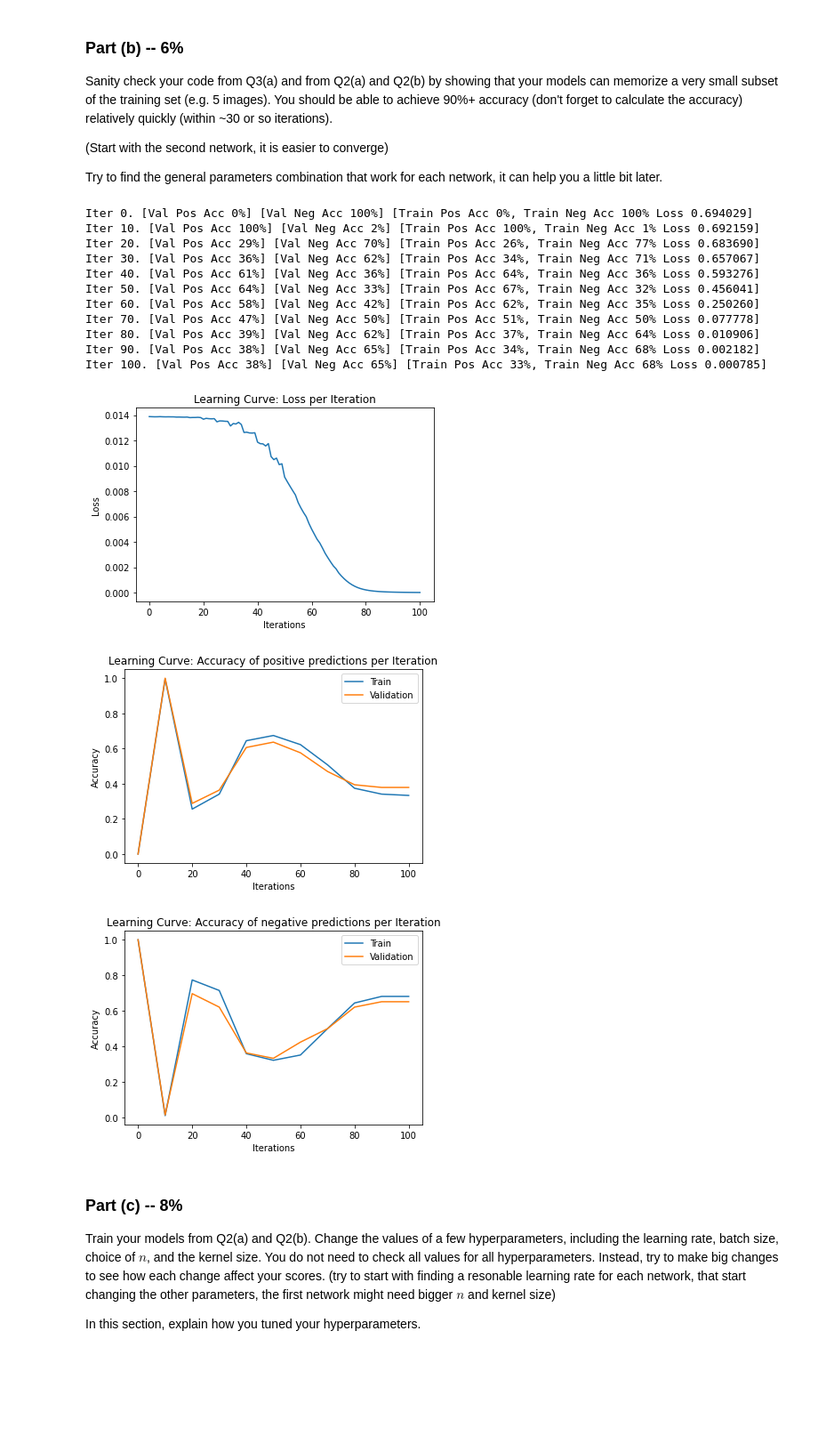
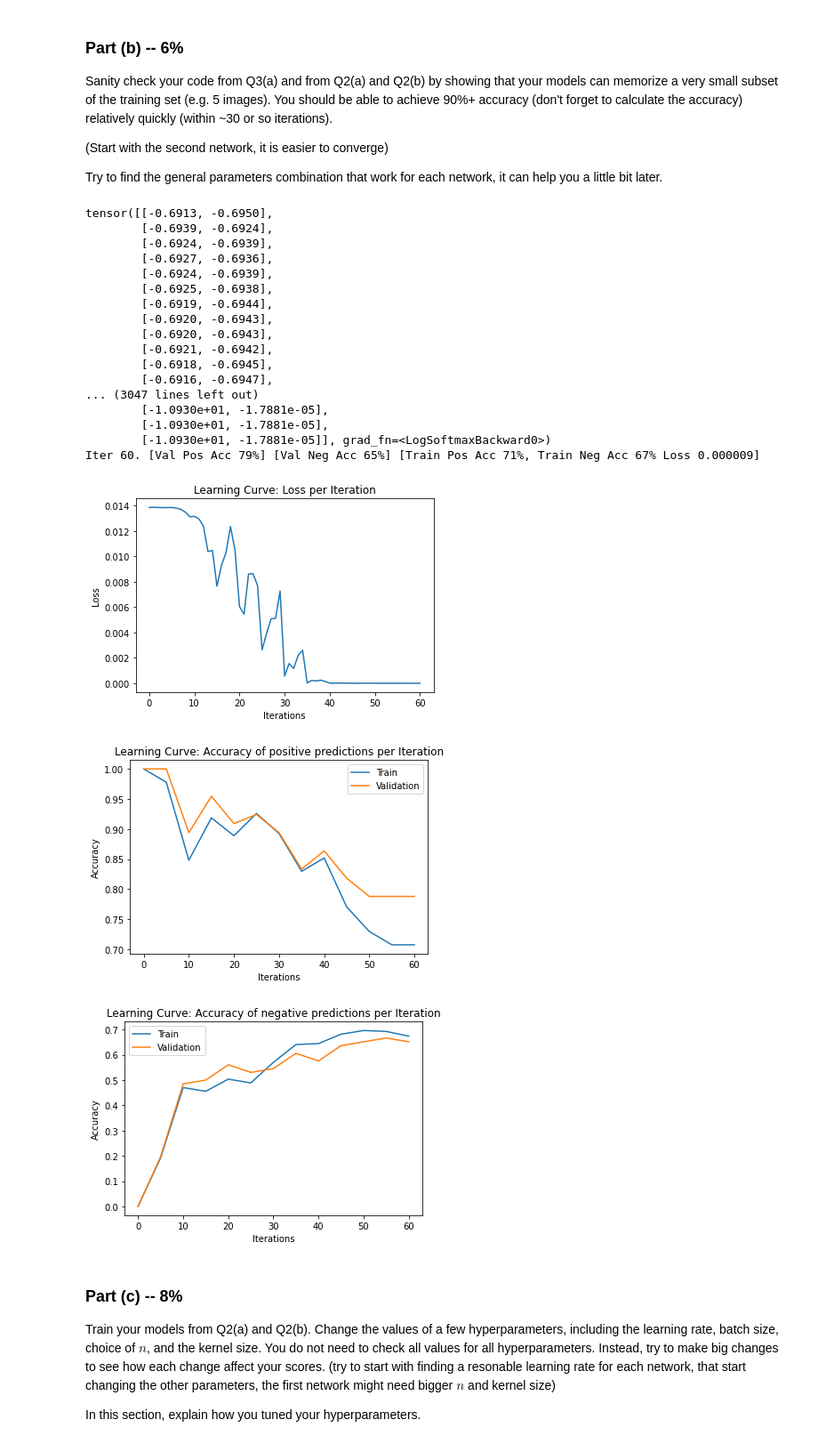
Before and after one commit to Yotamsil/DeepLearningEx3, a Jupyter notebook: Assignment3_ipynb.ipynb, the cells around one changed output. Shown: that part at 89% size. Cells and saved outputs as stored; diff of their text form; code cells hidden in the pictures; blank space fills up the shorter version.

```diff
--- a/Assignment3_ipynb.ipynb
+++ b/Assignment3_ipynb.ipynb
@@ -321,8 +321,8 @@ class CNNChannel(nn.Module):
         self.fc2 = nn.Linear(100, 2)
 
     def forward(self, x, verbose=False):
-        img1 = x[:,:,0:224,:]
-        img2 = x[:,:,224:,:]
+        img1 = x[:,:,:,0:224]
+        img2 = x[:,:,:,224:]
         x = torch.cat((img1,img2),1)
         x = self.conv1(x)
         x = F.relu(x)
@@ -378,13 +378,7 @@ def get_accuracy(model, data, batch_size=50):
 
     pos_correct = 0
     for i in range(0, len(data_pos), batch_size):
-        xs = torch.Tensor(data_pos[i:i+batch_size])
-
-        # permute pixels
-        perm = torch.arange(0, 448*224).long()
-        xs = xs.view(-1, 448*224)
-        xs = xs[:, perm]
-        xs = xs.view(-1, 3, 448, 224)
+        xs = torch.Tensor(data_pos[i:i+batch_size]).transpose(1, 3)
 
         zs = model(xs)
         pred = zs.max(1, keepdim=True)[1] # get the index of the max logit
@@ -393,13 +387,7 @@ def get_accuracy(model, data, batch_size=50):
 
     neg_correct = 0
     for i in range(0, len(data_neg), batch_size):
-        xs = torch.Tensor(data_neg[i:i+batch_size])
-
-        # permute pixels
-        perm = torch.arange(0, 448*224).long()
-        xs = xs.view(-1, 448*224)
-        xs = xs[:, perm]
-        xs = xs.view(-1, 3, 448, 224)
+        xs = torch.Tensor(data_neg[i:i+batch_size]).transpose(1, 3)
 
         zs = model(xs)
         pred = zs.max(1, keepdim=True)[1] # get the index of the max logit
@@ -484,17 +472,13 @@ def train_model(model,
             pos_st = torch.Tensor(np.stack((np.zeros(round(batch_size/2)),torch.Tensor(np.ones(round(batch_size/2)))),1))
             neg_st = torch.Tensor(np.stack((np.ones(round(batch_size/2)),torch.Tensor(np.zeros(round(batch_size/2)))),1))
             st = torch.cat((neg_st,pos_st),0)
+
             # convert from numpy arrays to PyTorch tensors
-            xt = torch.Tensor(xt)
+            xt = torch.Tensor(xt).transpose(1, 3)
             st = torch.Tensor(st)
 
-            # permute pixels
-            perm = torch.arange(0, 448*224).long()
-            xt = xt.view(-1, 448*224)
-            xt = xt[:, perm]
-            xt = xt.view(-1, 3, 448, 224)
-
             zs = model(xt)                 # compute prediction logit
+            print(zs)
             loss = criterion(zs,st)        # compute the total loss
             loss.backward()                # compute updates for each parameter
             optimizer.step()               # make the updates for each parameter
@@ -504,7 +488,7 @@ def train_model(model,
             iters.append(n)
             losses.append(float(loss)/batch_size)  # compute *average* loss
 
-            if n % 10 == 0:
+            if n % 5 == 0:
                 iters_sub.append(n)
                 train_cost = float(loss.detach().numpy())
 
@@ -553,49 +537,55 @@ def plot_learning_curve(iters, losses, iters_sub, train_pos_accs, train_neg_accs
     plt.xlabel("Iterations")
     plt.ylabel("Loss")
     plt.show()
 
     plt.title("Learning Curve: Accuracy of positive predictions per Iteration")
     plt.plot(iters_sub, train_pos_accs, label="Train")
     plt.plot(iters_sub, val_pos_accs, label="Validation")
     plt.xlabel("Iterations")
     plt.ylabel("Accuracy")
     plt.legend(loc='best')
     plt.show()
 
     plt.title("Learning Curve: Accuracy of negative predictions per Iteration")
     plt.plot(iters_sub, train_neg_accs, label="Train")
     plt.plot(iters_sub, val_neg_accs, label="Validation")
     plt.xlabel("Iterations")
     plt.ylabel("Accuracy")
     plt.legend(loc='best')
     plt.show()
 
 model = CNNChannel()
 learning_curve_info = train_model(model,
                 train_data=train_data,
                 validation_data=valid_data,
                 batch_size=50,
-                learning_rate=0.0001,
+                learning_rate=0.001,
                 weight_decay=0,
-                max_iters=100,
+                max_iters=60,
                 checkpoint_path=None)
 
 plot_learning_curve(*learning_curve_info)
 # %% [output]
-Iter 0. [Val Pos Acc 0%] [Val Neg Acc 100%] [Train Pos Acc 0%, Train Neg Acc 100% Loss 0.694029]
-Iter 10. [Val Pos Acc 100%] [Val Neg Acc 2%] [Train Pos Acc 100%, Train Neg Acc 1% Loss 0.692159]
-Iter 20. [Val Pos Acc 29%] [Val Neg Acc 70%] [Train Pos Acc 26%, Train Neg Acc 77% Loss 0.683690]
-Iter 30. [Val Pos Acc 36%] [Val Neg Acc 62%] [Train Pos Acc 34%, Train Neg Acc 71% Loss 0.657067]
-Iter 40. [Val Pos Acc 61%] [Val Neg Acc 36%] [Train Pos Acc 64%, Train Neg Acc 36% Loss 0.593276]
-Iter 50. [Val Pos Acc 64%] [Val Neg Acc 33%] [Train Pos Acc 67%, Train Neg Acc 32% Loss 0.456041]
-Iter 60. [Val Pos Acc 58%] [Val Neg Acc 42%] [Train Pos Acc 62%, Train Neg Acc 35% Loss 0.250260]
-Iter 70. [Val Pos Acc 47%] [Val Neg Acc 50%] [Train Pos Acc 51%, Train Neg Acc 50% Loss 0.077778]
-Iter 80. [Val Pos Acc 39%] [Val Neg Acc 62%] [Train Pos Acc 37%, Train Neg Acc 64% Loss 0.010906]
-Iter 90. [Val Pos Acc 38%] [Val Neg Acc 65%] [Train Pos Acc 34%, Train Neg Acc 68% Loss 0.002182]
-Iter 100. [Val Pos Acc 38%] [Val Neg Acc 65%] [Train Pos Acc 33%, Train Neg Acc 68% Loss 0.000785]
+tensor([[-0.6913, -0.6950],
+        [-0.6939, -0.6924],
+        [-0.6924, -0.6939],
+        [-0.6927, -0.6936],
+        [-0.6924, -0.6939],
+        [-0.6925, -0.6938],
+        [-0.6919, -0.6944],
+        [-0.6920, -0.6943],
+        [-0.6920, -0.6943],
+        [-0.6921, -0.6942],
+        [-0.6918, -0.6945],
+        [-0.6916, -0.6947],
+... (3047 lines left out)
+        [-1.0930e+01, -1.7881e-05],
+        [-1.0930e+01, -1.7881e-05],
+        [-1.0930e+01, -1.7881e-05]], grad_fn=<LogSoftmaxBackward0>)
+Iter 60. [Val Pos Acc 79%] [Val Neg Acc 65%] [Train Pos Acc 71%, Train Neg Acc 67% Loss 0.000009]
-[figure, old version]
+[figure, new version]
-[figure, old version]
+[figure, new version]
-[figure, old version]
+[figure, new version]
 # %% [markdown]
 ### Part (c) -- 8%
 
```
